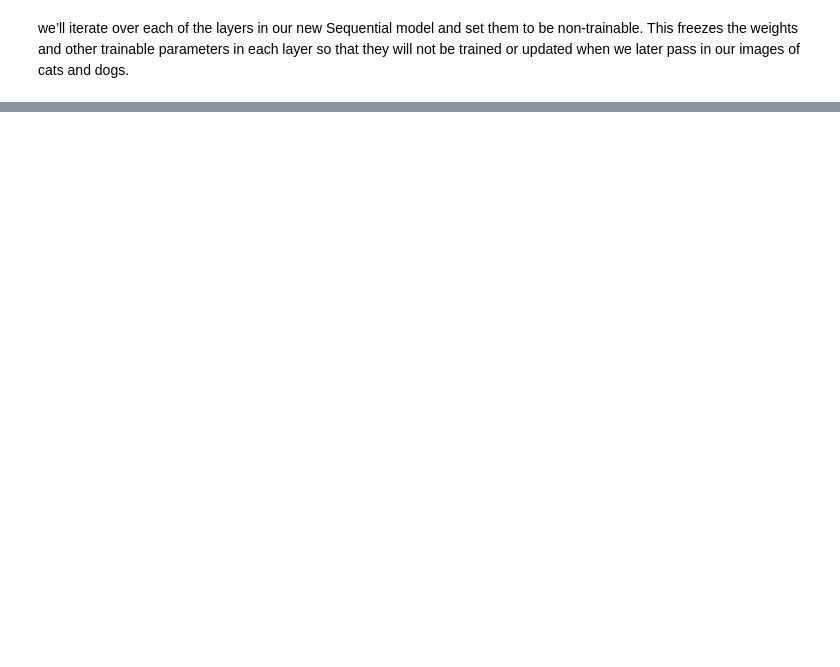
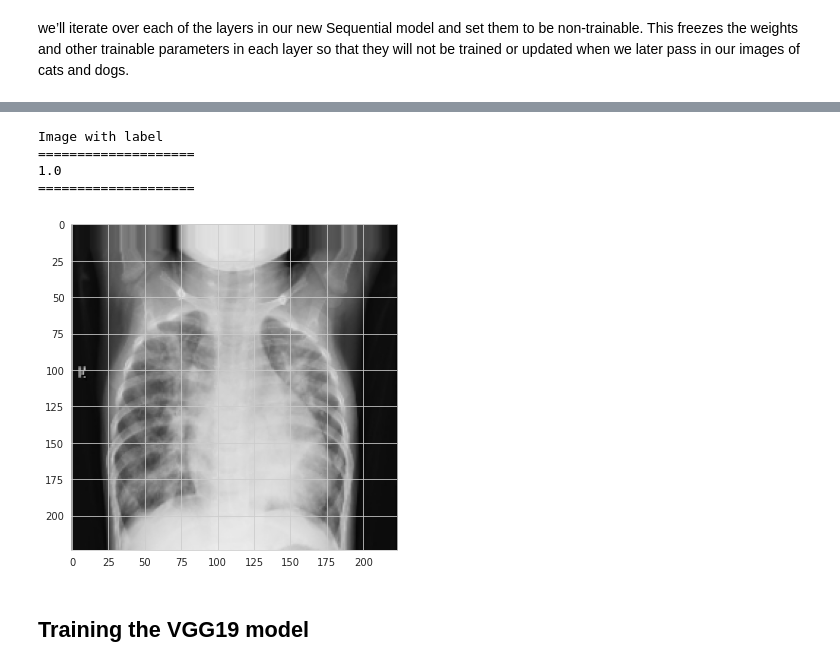
Before and after one commit to karan842/kaggle-notebooks, a Jupyter notebook: pneumonia-classification.ipynb, the cells around one changed output, grey strips where cells are left out. Saved outputs shown, nothing was run; the diff lists cells and outputs as text; code cells hidden in the pictures; blank space fills up the shorter version.

```diff
--- a/pneumonia-classification.ipynb
+++ b/pneumonia-classification.ipynb
@@ -613,0 +642,15 @@ _model
+# %%
+plt.figure(figsize=(8,6))
+print("Image with label")
+plt.imshow(img[5])
+print("="*20)
+print(label[5])
+print("="*20)
+# %% [output]
+Image with label
+====================
+1.0
+====================
+[figure, added]
+# %% [markdown]
+## Training the VGG19 model
```
Also changed, not shown: parts of 18 cells of this notebook.
